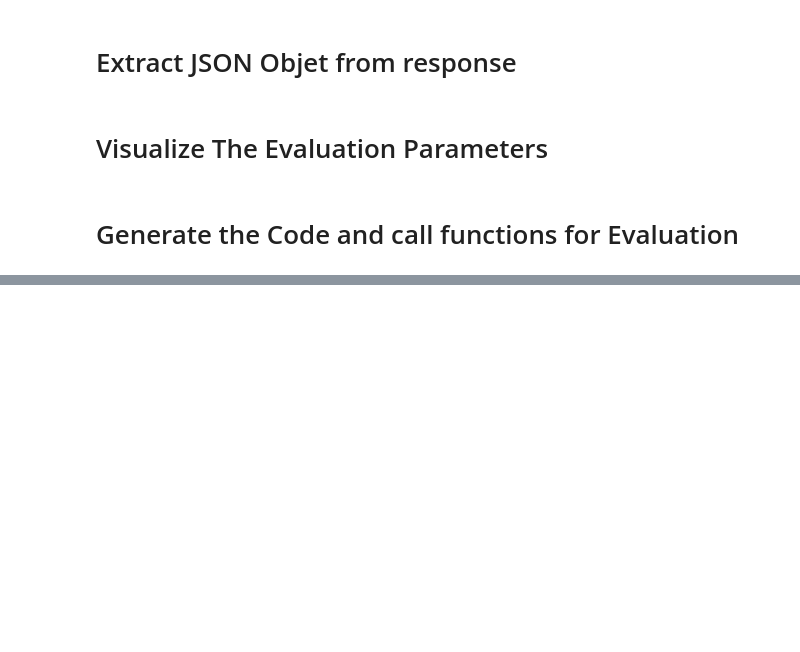
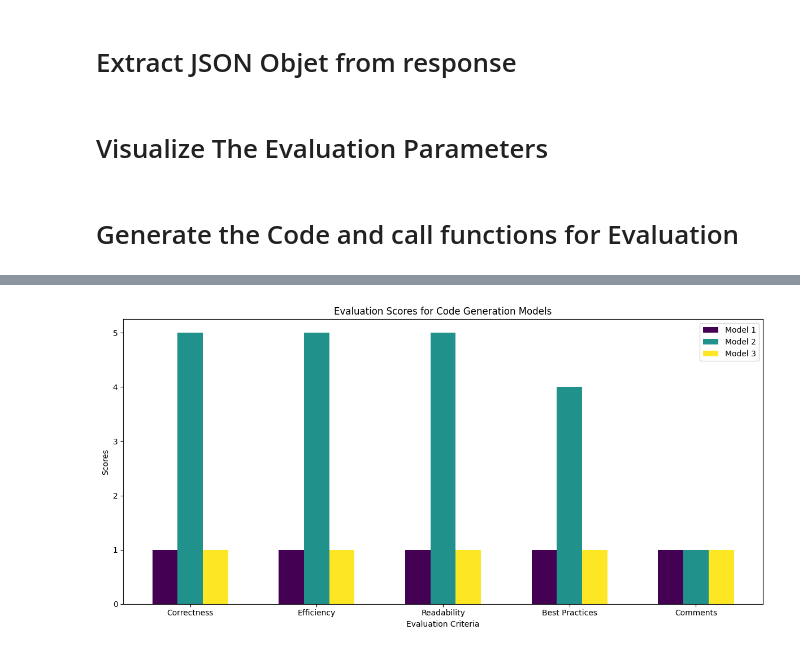
Before and after one commit to farmani60/finetuning_llms, a Jupyter notebook: generated_code_evaluation.ipynb, the cells around one changed output, grey strips where cells are left out. Cells and saved outputs as stored; diff of their text form; code cells hidden in the pictures; blank space fills up the shorter version.

```diff
--- a/generated_code_evaluation.ipynb
+++ b/generated_code_evaluation.ipynb
@@ -121,18 +139,18 @@ def visualize_scores(evaluation_results):
     colors = plt.cm.viridis(np.linspace(0, 1, num_models))
 
     # Set up the bar chart
-    fig, ax = plt.subplot(figsize=(12, 6))
+    fig, ax = plt.subplots(figsize=(12, 6))  # Use plt.subplots instead of plt.subplot
 
     # Generate bars for each model
     for i, result in enumerate(evaluation_results):
-        model_scores = list(result['Score'].values())
+        model_scores = list(result['Scores'].values())  # Fix 'Score' to 'Scores' to match dictionary key
         bar_positions = np.arange(num_criteria) + bar_width * i
         ax.bar(bar_positions, model_scores, bar_width, label=f'Model {i + 1}', color=colors[i])
 
     # Set chart labels and title
     ax.set_xlabel('Evaluation Criteria')
     ax.set_ylabel('Scores')
-    ax.set_title('Evaluation Scores for Code Generation Models.')
+    ax.set_title('Evaluation Scores for Code Generation Models')
     ax.set_xticks(np.arange(num_criteria) + bar_width * (num_models / 2 - 0.5))
     ax.set_xticklabels(criteria)
     ax.legend()
@@ -153,7 +171,7 @@ for model_name in models:
     print("--------------------------------------------------------------------")
 
     # Load the pipeline
-    generator = pipeline("text-generation", model=model_name, device=-1)
+    generator = pipeline("text-generation", model=model_name, device=0)
 
     # Generate code
     generated_code = generator(problem_statement, max_length=200, truncation=True)[0]['generated_text']
@@ -229,0 +266,4 @@ words = [
+# %%
+visualize_scores(results)
+# %% [output]
+[figure, added]
```
Also changed, not shown: parts of 4 cells of this notebook.
